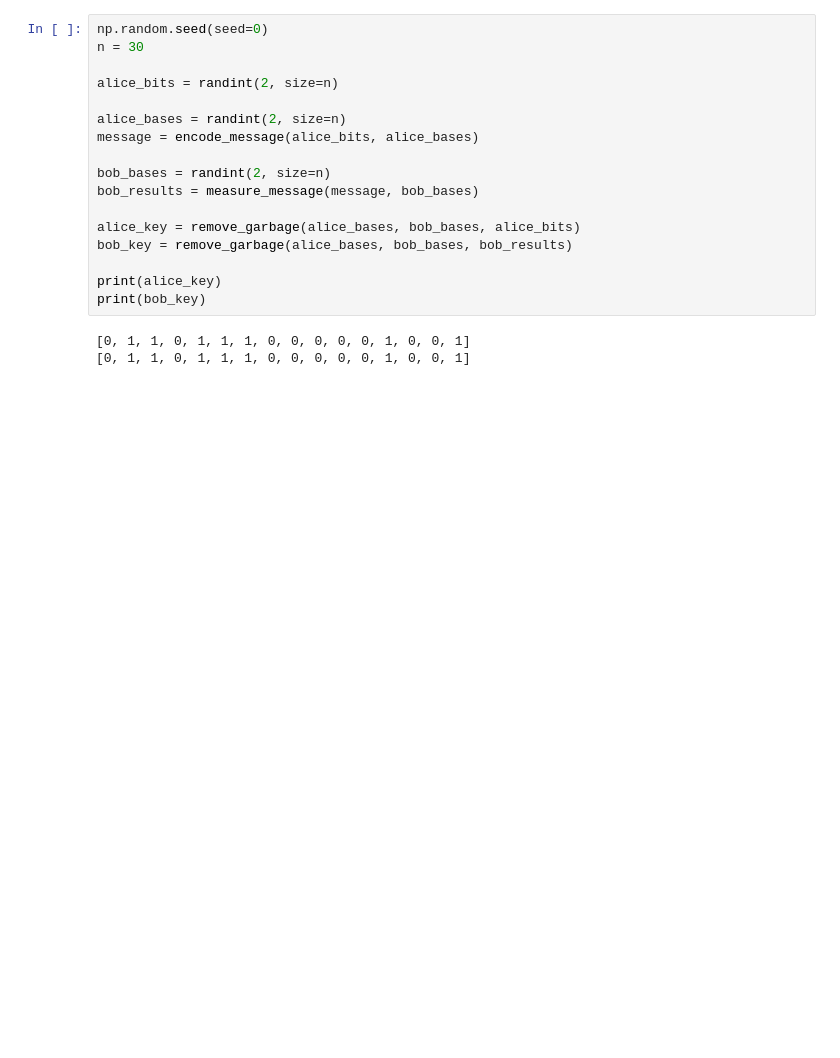
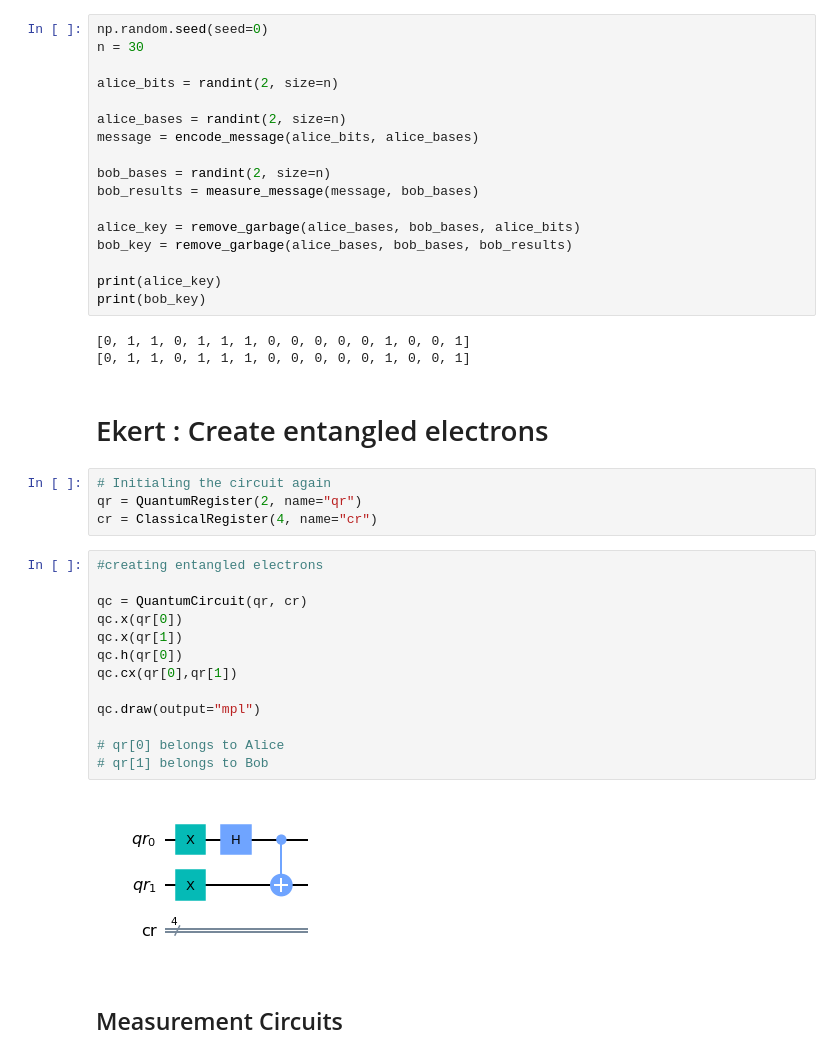
Before and after one commit to arijitsh/quantum, a Jupyter notebook: assignmnt-2-qkd.ipynb, the cells around one changed output. Saved outputs shown, nothing was run; the diff lists cells and outputs as text; blank space fills up the shorter version.

```diff
--- a/assignmnt-2-qkd.ipynb
+++ b/assignmnt-2-qkd.ipynb
@@ -71,3 +78,26 @@ print(bob_key)
 # %% [output]
 [0, 1, 1, 0, 1, 1, 1, 0, 0, 0, 0, 0, 1, 0, 0, 1]
 [0, 1, 1, 0, 1, 1, 1, 0, 0, 0, 0, 0, 1, 0, 0, 1]
+# %% [markdown]
+# Ekert : Create entangled electrons
+# %%
+# Initialing the circuit again
+qr = QuantumRegister(2, name="qr")
+cr = ClassicalRegister(4, name="cr")
+# %%
+#creating entangled electrons
+
+qc = QuantumCircuit(qr, cr)
+qc.x(qr[0])
+qc.x(qr[1])
+qc.h(qr[0])
+qc.cx(qr[0],qr[1])
+
+qc.draw(output="mpl")
+
+# qr[0] belongs to Alice
+# qr[1] belongs to Bob
+# %% [output]
+[figure, added]
+# %% [markdown]
+## Measurement Circuits
```
Also changed, not shown: parts of 15 cells of this notebook, 1 other file.
